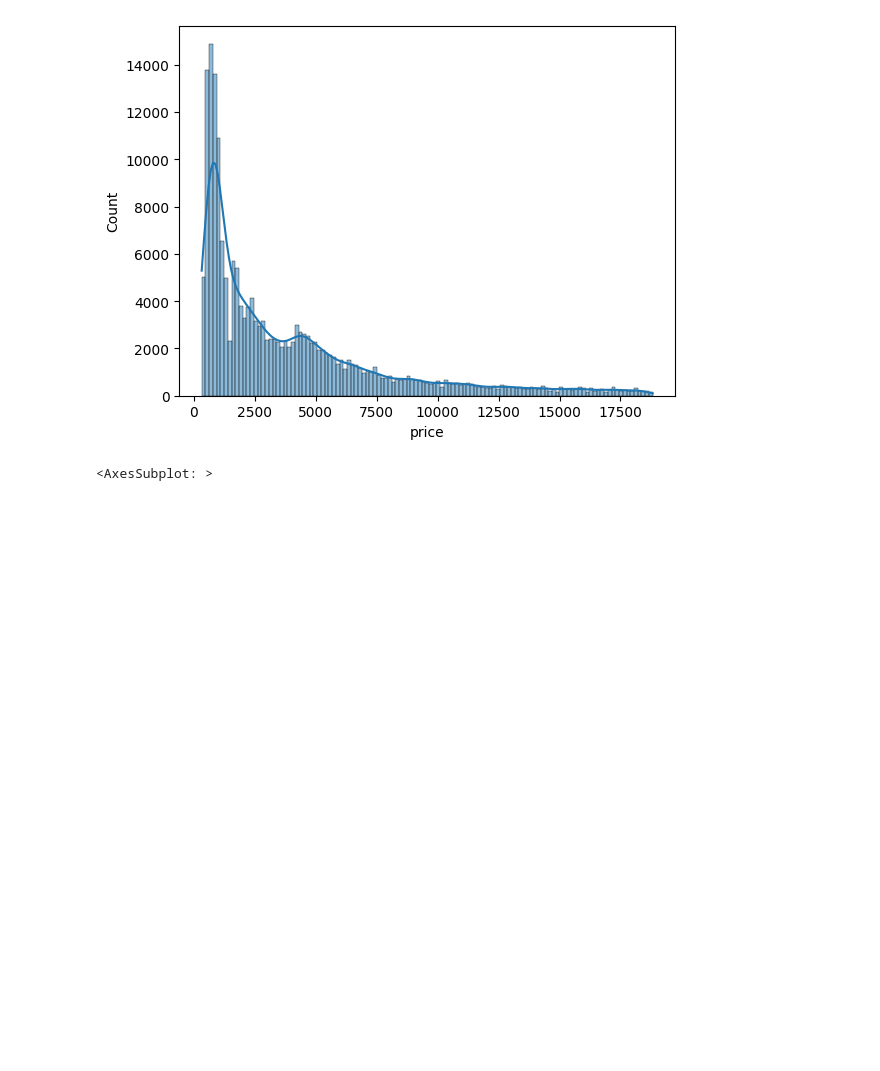
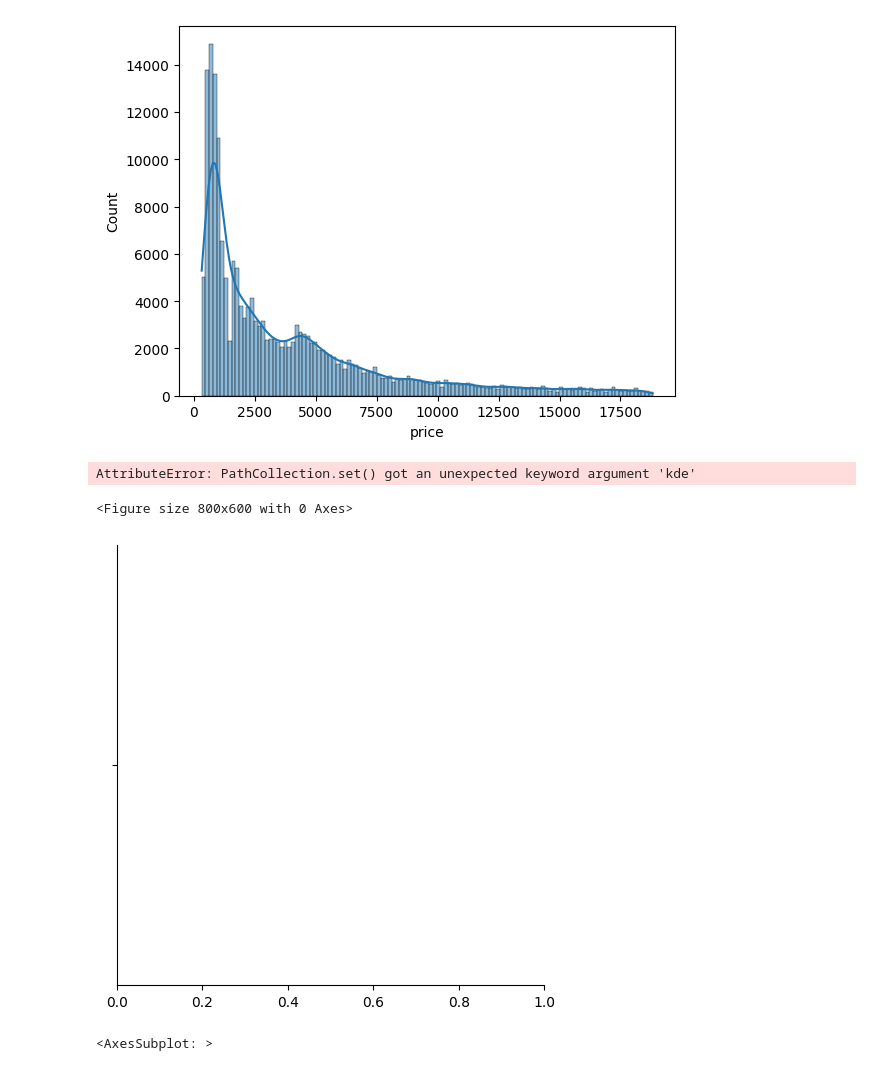
Before and after one commit to RajnishAdhikari/DiamondPricePrediction, a Jupyter notebook: notebooks/data/EDA.ipynb, the cells around one changed output. Cells and saved outputs as stored; diff of their text form; code cells hidden in the pictures; blank space fills up the shorter version.

```diff
--- a/notebooks/data/EDA.ipynb
+++ b/notebooks/data/EDA.ipynb
@@ -143,19 +143,23 @@ for i in numerical_columns:
 # %%
 # generating the catplot for each of the categorical data
 
-# plt.figure(figsize=(8,6))
-# x = 0
-# for i in categorical_columns:
-#     sns.barplot(data=df, x = i, kde=True)
-#     print('\n')
-#     plt.show()
+plt.figure(figsize=(8,6))
+
+for i in categorical_columns:
+    sns.catplot(data=df, x = i, kde=True)
+    print('\n')
+    plt.show()
 
 
 
 # sns.histplot(data=df, x=i, kde=True): This line uses Seaborn's histplot function to plot a
 # histogram for the current categorical column (i) in the DataFrame df. The data parameter
 # specifies the DataFrame, x parameter specifies the column to plot, and kde=True enables the
 # Kernel Density Estimate curve to be overlaid on the histogram.
+# %% [output]
+AttributeError: PathCollection.set() got an unexpected keyword argument 'kde'
+<Figure size 800x600 with 0 Axes>
+[figure, added]
 # %%
 # finding the correlation for each of the variable
 sns.heatmap(df[numerical_columns].corr(), annot= True)
```
Also changed, not shown: 2 other files.
